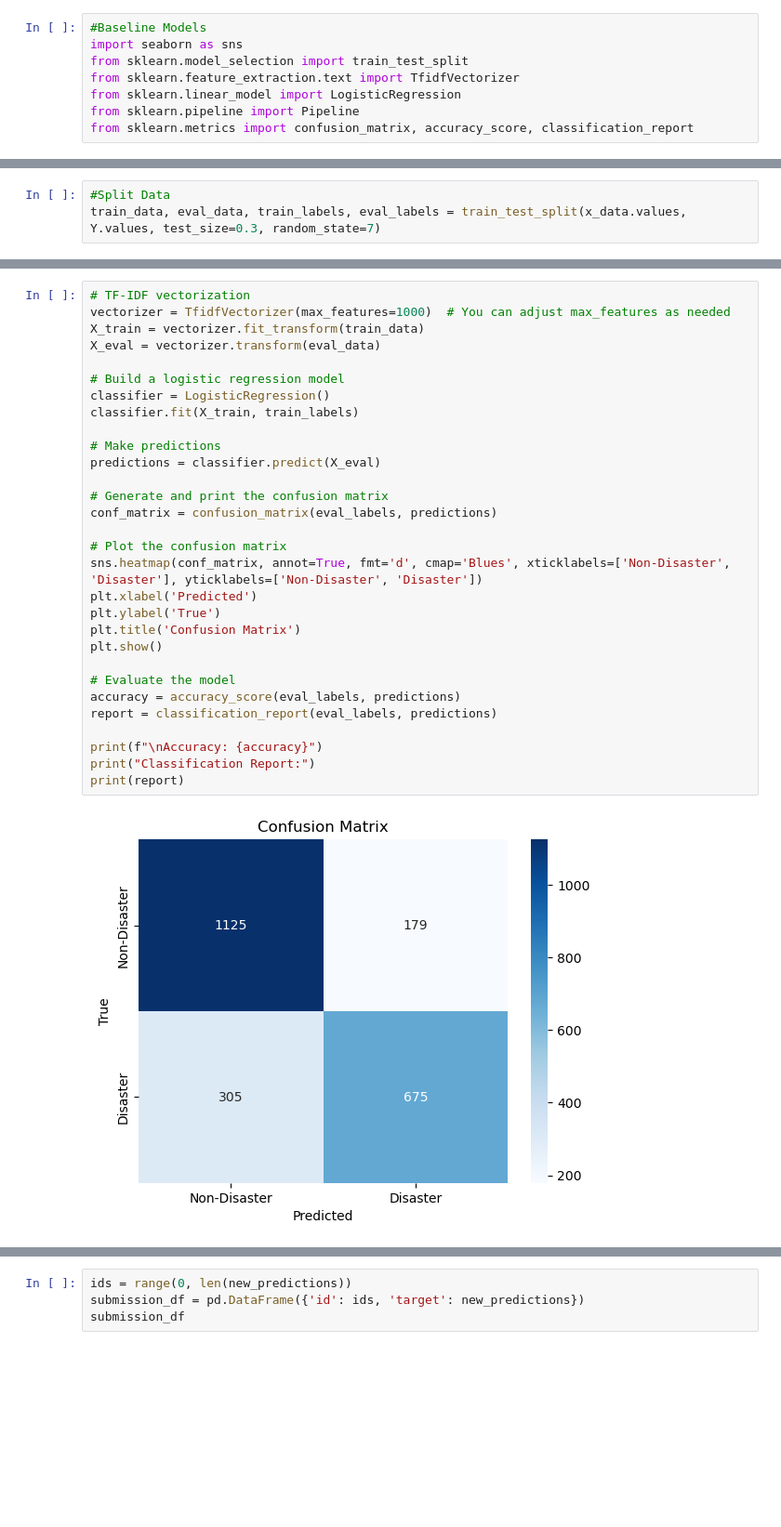
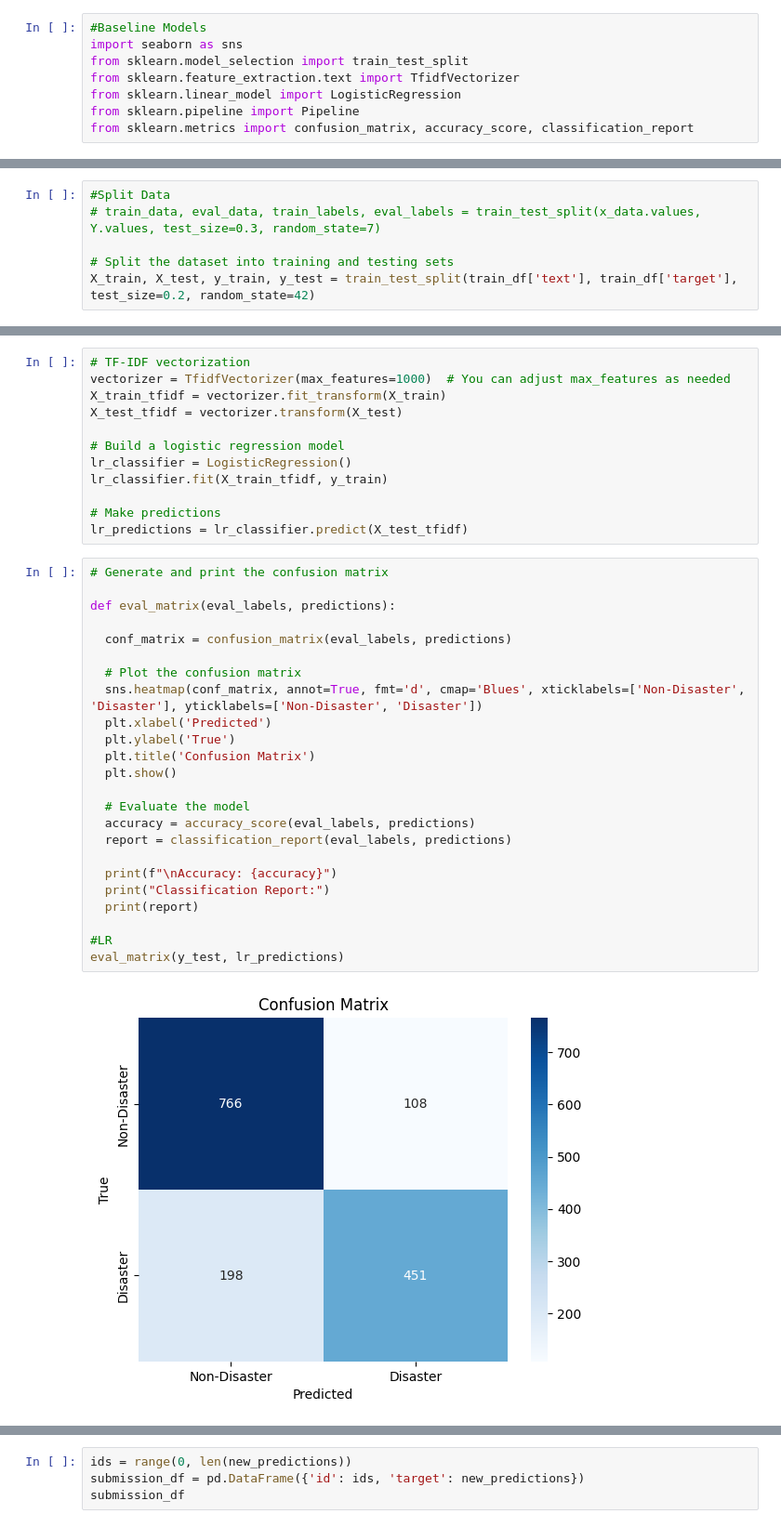
Before and after one commit to MavinSao/Disaster-Tweets-ML, a Jupyter notebook: NLP_Disaster_Tweets.ipynb, the cells around one changed output, grey strips where cells are left out. Shown at 93% size. Drawn from its saved outputs; the diff is of its cells as text; blank space fills up the shorter version.

Commit message:
compare model

```diff
--- a/NLP_Disaster_Tweets.ipynb
+++ b/NLP_Disaster_Tweets.ipynb
@@ -304,3 +301,6 @@ Y = train_df["target"]
 # %%
 #Split Data
-train_data, eval_data, train_labels, eval_labels = train_test_split(x_data.values, Y.values, test_size=0.3, random_state=7)
+# train_data, eval_data, train_labels, eval_labels = train_test_split(x_data.values, Y.values, test_size=0.3, random_state=7)
+
+# Split the dataset into training and testing sets
+X_train, X_test, y_train, y_test = train_test_split(train_df['text'], train_df['target'], test_size=0.2, random_state=42)
@@ -307,32 +309,38 @@ train_data, eval_data, train_labels, eval_labels = train_test_split(x_data.value
+# %%
+# TF-IDF vectorization
+vectorizer = TfidfVectorizer(max_features=1000)  # You can adjust max_features as needed
+X_train_tfidf = vectorizer.fit_transform(X_train)
+X_test_tfidf = vectorizer.transform(X_test)
+
+# Build a logistic regression model
+lr_classifier = LogisticRegression()
+lr_classifier.fit(X_train_tfidf, y_train)
+
+# Make predictions
+lr_predictions = lr_classifier.predict(X_test_tfidf)
 # %%
-# TF-IDF vectorization
-vectorizer = TfidfVectorizer(max_features=1000)  # You can adjust max_features as needed
-X_train = vectorizer.fit_transform(train_data)
-X_eval = vectorizer.transform(eval_data)
+# Generate and print the confusion matrix
 
-# Build a logistic regression model
-classifier = LogisticRegression()
-classifier.fit(X_train, train_labels)
+def eval_matrix(eval_labels, predictions):
 
-# Make predictions
-predictions = classifier.predict(X_eval)
+  conf_matrix = confusion_matrix(eval_labels, predictions)
 
-# Generate and print the confusion matrix
-conf_matrix = confusion_matrix(eval_labels, predictions)
+  # Plot the confusion matrix
+  sns.heatmap(conf_matrix, annot=True, fmt='d', cmap='Blues', xticklabels=['Non-Disaster', 'Disaster'], yticklabels=['Non-Disaster', 'Disaster'])
+  plt.xlabel('Predicted')
+  plt.ylabel('True')
+  plt.title('Confusion Matrix')
+  plt.show()
 
-# Plot the confusion matrix
-sns.heatmap(conf_matrix, annot=True, fmt='d', cmap='Blues', xticklabels=['Non-Disaster', 'Disaster'], yticklabels=['Non-Disaster', 'Disaster'])
-plt.xlabel('Predicted')
-plt.ylabel('True')
-plt.title('Confusion Matrix')
-plt.show()
+  # Evaluate the model
+  accuracy = accuracy_score(eval_labels, predictions)
+  report = classification_report(eval_labels, predictions)
 
-# Evaluate the model
-accuracy = accuracy_score(eval_labels, predictions)
-report = classification_report(eval_labels, predictions)
+  print(f"\nAccuracy: {accuracy}")
+  print("Classification Report:")
+  print(report)
 
-print(f"\nAccuracy: {accuracy}")
-print("Classification Report:")
-print(report)
+#LR
+eval_matrix(y_test, lr_predictions)
 # %% [output]
-[figure, old version]
+[figure, new version]
```
Also changed, not shown: parts of 19 cells of this notebook, 1 other file.
